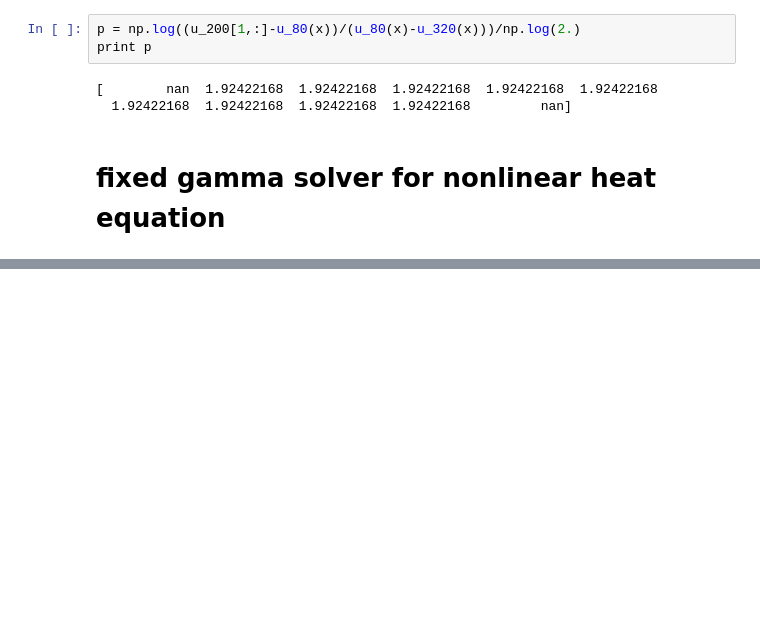
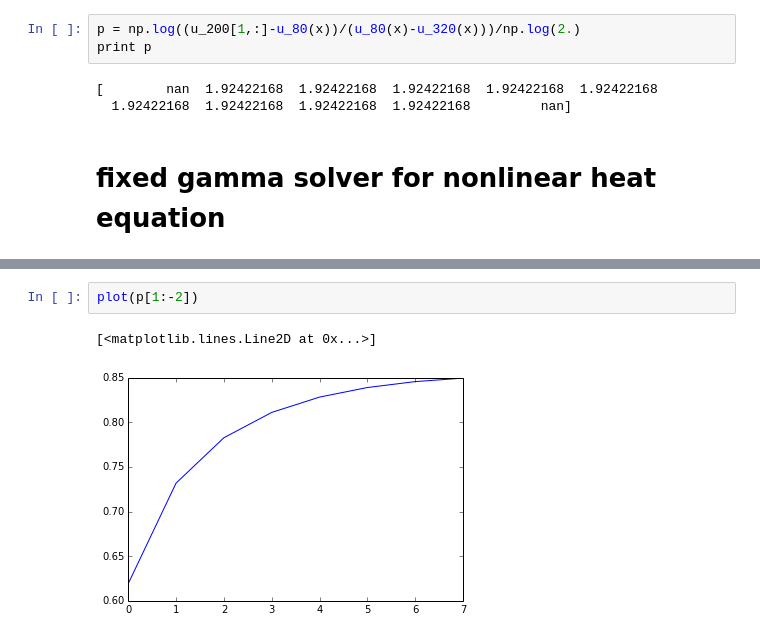
Before and after one commit to jedman/numerics, a Jupyter notebook: src1/heatequation.ipynb, the cells around one changed output, grey strips where cells are left out. Saved outputs shown, nothing was run; the diff lists cells and outputs as text; blank space fills up the shorter version.

```diff
--- a/src1/heatequation.ipynb
+++ b/src1/heatequation.ipynb
@@ -246,0 +335,5 @@ print p
+# %%
+plot(p[1:-2])
+# %% [output]
+[<matplotlib.lines.Line2D at 0x...>]
+[figure, added]
```
Also changed, not shown: parts of 10 cells of this notebook, 1 other file.
